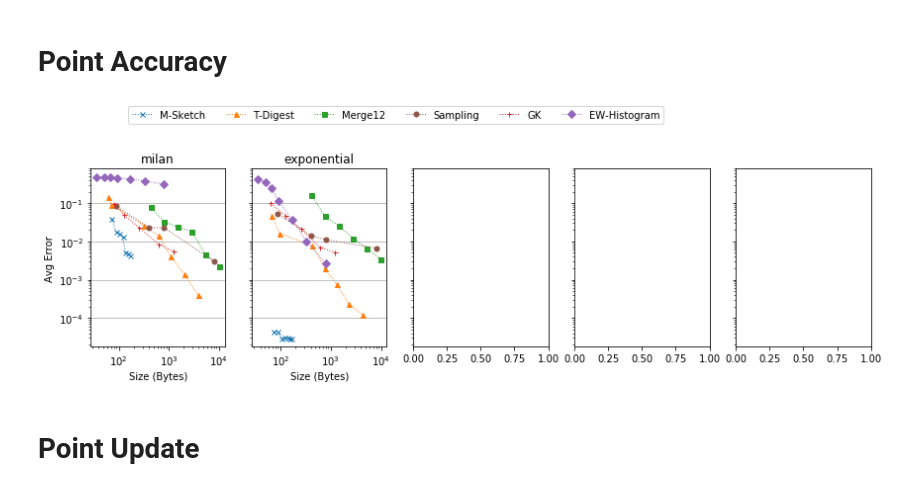
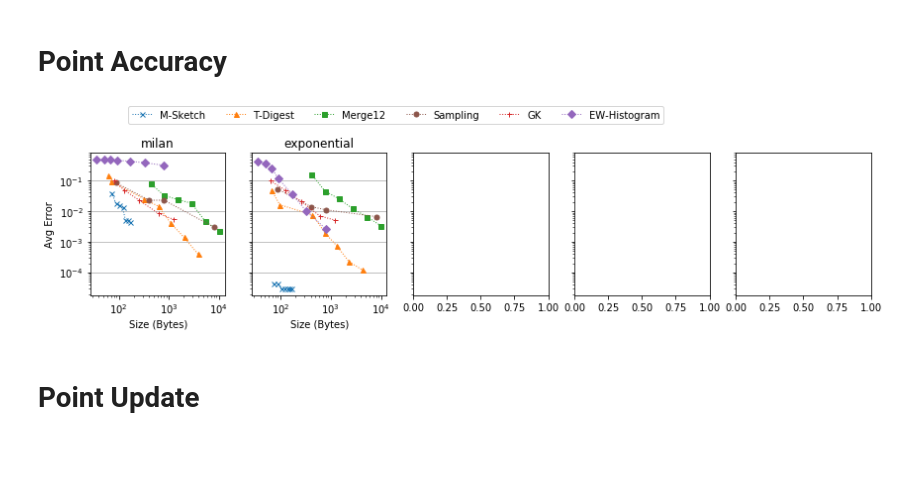
Before and after one commit to stanford-futuredata/msketch, a Jupyter notebook: analysis/Perf Micro Plots.ipynb, the cells around one changed output. Drawn from its saved outputs; the diff is of its cells as text; code cells hidden in the pictures; blank space fills up the shorter version.

```diff
--- a/analysis/Perf Micro Plots.ipynb
+++ b/analysis/Perf Micro Plots.ipynb
@@ -119,0 +163,3 @@ Index(['sketch', 'size_param', 'q', 'quantile_estimate', 'train_time',
+# %%
+sketches = ["cmoments", "tdigest", "yahoo", "sampling", "spark_gk", "histogram"]
+datasets = ["milan"]
@@ -119,0 +190,8 @@ Index(['sketch', 'size_param', 'q', 'quantile_estimate', 'train_time',
+# %%
+fig = plt.figure(figsize=(4,3))
+ax = fig.gca()
+gen_plot(dfm["space"], ax)
+ax.set_ylim(10, 1e4)
+ax.set_ylabel("Summary Size (bytes)")
+ax.set_title("Milan")
+fig.savefig("milan_e2e_size.pdf", bbox_inches='tight')
@@ -121,42 +201,42 @@ Index(['sketch', 'size_param', 'q', 'quantile_estimate', 'train_time',
 # Point Accuracy
 # %%
 sketches = ["cmoments", "tdigest", "yahoo", "sampling", "spark_gk", "histogram"]
-f, axs = plt.subplots(1,5, figsize=(12,3.5), sharey=True)
+f, axs = plt.subplots(1,5, figsize=(12,3), sharey=True)
 for di in range(len(datasets)):
     dname = datasets[di]
     ax = axs[di]
     df = point_results_processed[dname]
     lines = []
     labels = []
     for alg in sketches:
         c_df = df[df["sketch"] == alg]
         l, = ax.loglog(
             c_df["space"],
             c_df["error"],
             label=alg_display_name[alg],
             marker=markers[alg],
             color=colormap[alg],
             markersize=5,
             ls="dotted",
             lw=1
         )
         lines.append(l)
         labels.append(alg_display_name[alg])
 
     ax.set_title(dname)
     ax.set_xlabel("Size (Bytes)")
     ax.yaxis.grid(True)
     if di == 0:
         ax.set_ylabel("Avg Error")
 
 lgd = f.legend(
     lines, labels,
-    bbox_to_anchor=(0.10, 1.05, 1., .102), ncol=6, loc=2
+    bbox_to_anchor=(0.10, 1.00, 1., .102), ncol=6, loc=2
 )
 f.tight_layout()
 f.savefig("point_accuracy.pdf", bbox_extra_artists=(lgd,), bbox_inches='tight')
 # %% [output]
-[figure, old version]
+[figure, new version]
 # %% [markdown]
 # Point Update
 # %%
```
Also changed, not shown: parts of 8 cells of this notebook, 9 other files.
